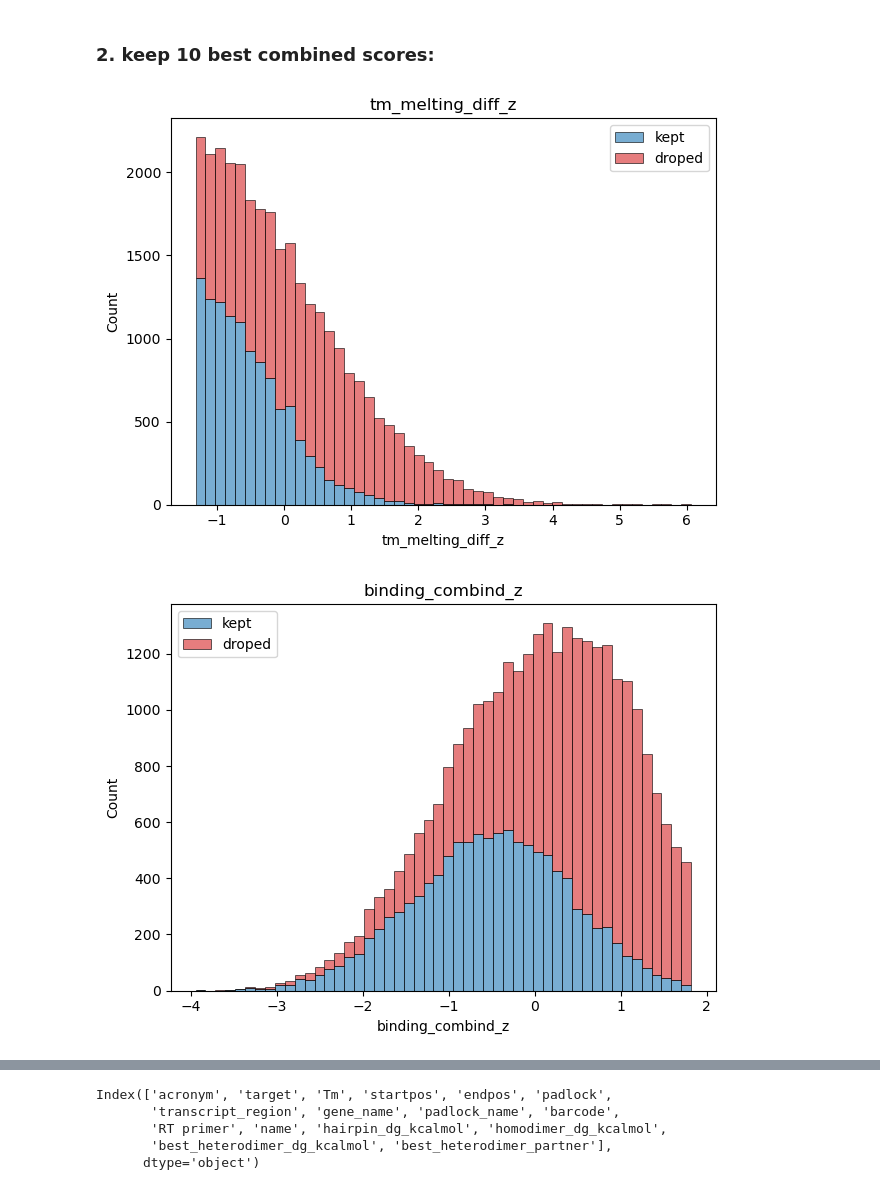
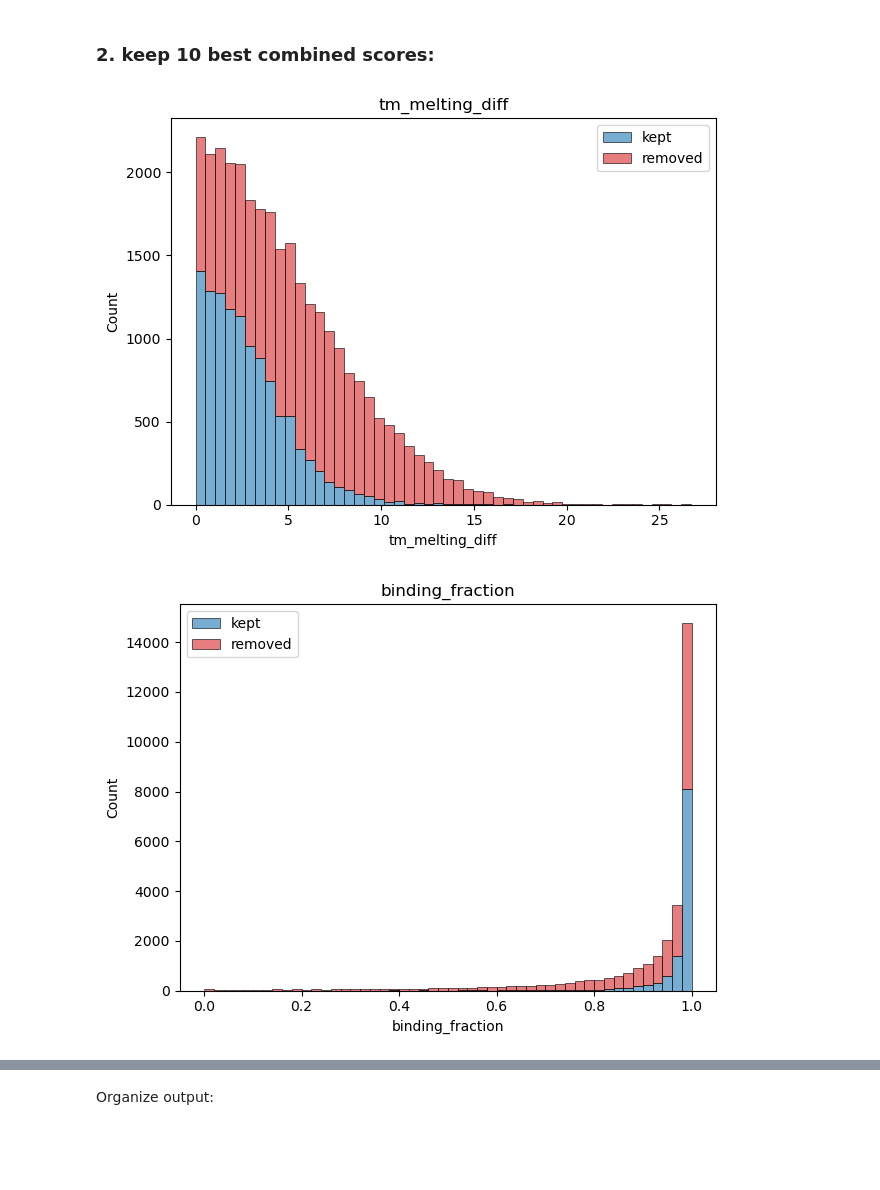
Before and after one commit to cici-xingyu-zheng/receptor_probe_filtering, a Jupyter notebook: filtering_all.ipynb, the cells around one changed output, grey strips where cells are left out. Drawn from its saved outputs; the diff is of its cells as text; code cells hidden in the pictures; blank space fills up the shorter version.

Commit message:
Clean up; wait for padlock update

```diff
--- a/filtering_all.ipynb
+++ b/filtering_all.ipynb
@@ -358,9 +378,0 @@ plt.show()
-# %%
-# z-scoring:
-
-score_cols = ['tm_melting_diff', 'binding_combind', 'off_target_combined']
-
-for col in score_cols:
-    s = filter_df[col]
-    std = s.std(ddof=0)
-    filter_df[f'{col}_z'] = (s - s.mean()) / std
@@ -455,0 +385,26 @@ See the caveats in the documentation: https://pandas.pydata.org/pandas-docs/stab
+# %%
+# --- build tail scores for three metrics ---
+df = filter_raw_df.copy()
+
+s_tm   = tail_signed_score(df["tm_melting_diff"],  direction="upper", method="logit")    # higher worse
+s_bind = tail_signed_score(df["binding_fraction"], direction="lower", method="logit")    # lower worse
+s_off  = tail_signed_score(df["off_target_combined"], direction="upper", method="logit") # higher worse
+
+# clip so a few points don't explode everything
+s_cap = 8.0
+s_tm   = np.clip(s_tm,  -s_cap, s_cap)
+s_bind = np.clip(s_bind,-s_cap, s_cap)
+s_off  = np.clip(s_off, -s_cap, s_cap)
+
+# --- exponential scaling (same as previous form) ---
+w = {"tm":1.0, "bind":1.0, "off":1.0}
+beta = {"tm":1.0, "bind":1.0, "off":1.0}   # tune if you want relative emphasis
+
+df["term_tm"]   = w["tm"]   * np.exp(beta["tm"]   * s_tm)
+df["term_bind"] = w["bind"] * np.exp(beta["bind"] * s_bind)
+df["term_off"]  = w["off"]  * np.exp(beta["off"]  * s_off)
+
+df["score_total"] = df["term_tm"] + df["term_bind"] + df["term_off"]
+# %%
+# copy over to filter_df
+filter_df["score_total"] = df["score_total"]
@@ -503,7 +454,7 @@ all_names = filter_df["name"].to_numpy()  # original order
 df_sub = gene_wise_filter_df              # already subset by prior global drop
 prior_mask = keep_mask_hetero_offenders
 
-out_df, kept_df, dropped_df, keep_mask_full = keep_top_per_gene(
+out_df, keep_mask_full = keep_top_per_gene(
     df_sub,
     score_col="score_total",
     gene_col="gene",
@@ -515,29 +466,29 @@ out_df, kept_df, dropped_df, keep_mask_full = keep_top_per_gene(
     return_full_mask=True,
 )
 # %%
-for col in z_cols:
+for col in cols:
 
     plt.figure()
 
     x_keep = out_df.loc[out_df["keep"],  col]
     x_drop = out_df.loc[~out_df["keep"], col]
 
     plt.hist(
         [x_keep, x_drop],
         bins=50,
         stacked=True,
         edgecolor="black",
         linewidth=0.7,
         alpha=0.6,
-        label=["kept", "droped"],
+        label=["kept", "removed"],
         color=["C0", "C3"],
     )
     plt.xlabel(col)
     plt.ylabel("Count")
     plt.title(f"{col}")
     plt.legend()
     plt.tight_layout()
     plt.show()
 # %% [output]
-[figure, old version]
+[figure, new version]
-[figure, old version]
+[figure, new version]
@@ -545,11 +496,5 @@ for col in z_cols:
-# %%
-probe_df.columns
-# %% [output]
-Index(['acronym', 'target', 'Tm', 'startpos', 'endpos', 'padlock',
-       'transcript_region', 'gene_name', 'padlock_name', 'barcode',
-       'RT primer', 'name', 'hairpin_dg_kcalmol', 'homodimer_dg_kcalmol',
-       'best_heterodimer_dg_kcalmol', 'best_heterodimer_partner'],
-      dtype='object')
+# %% [markdown]
+Organize output:
 # %%
 probe_df = probe_df.drop(columns=['best_heterodimer_partner',
                        'best_heterodimer_dg_kcalmol',
```
Also changed, not shown: parts of 51 cells of this notebook, 14 other files.
